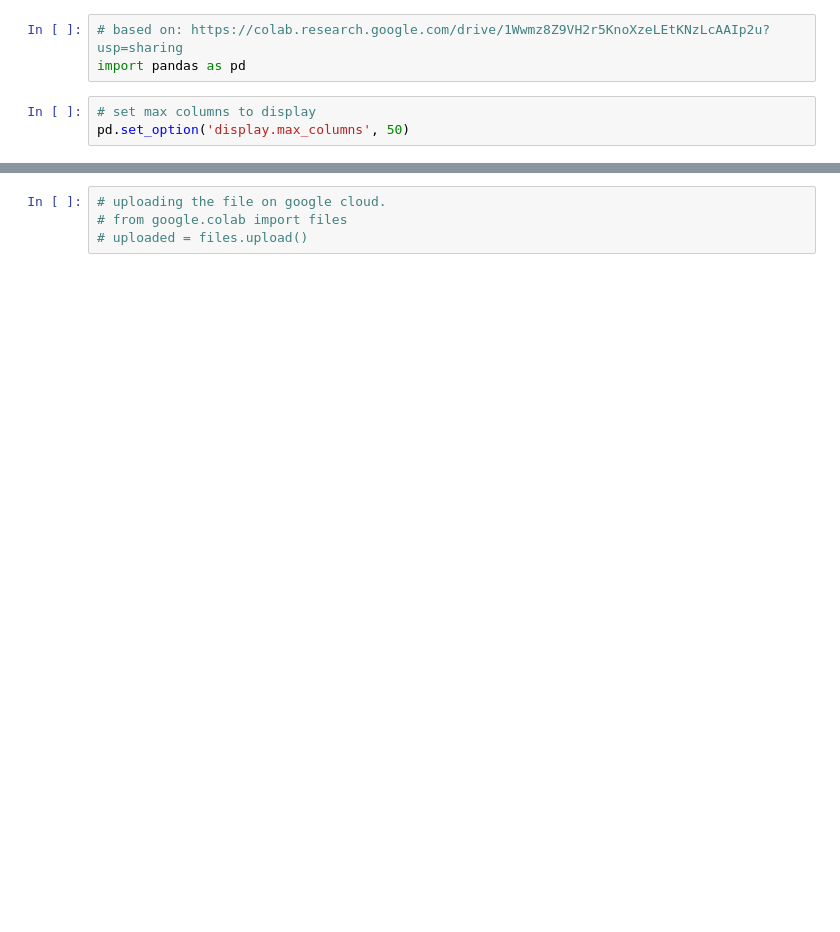
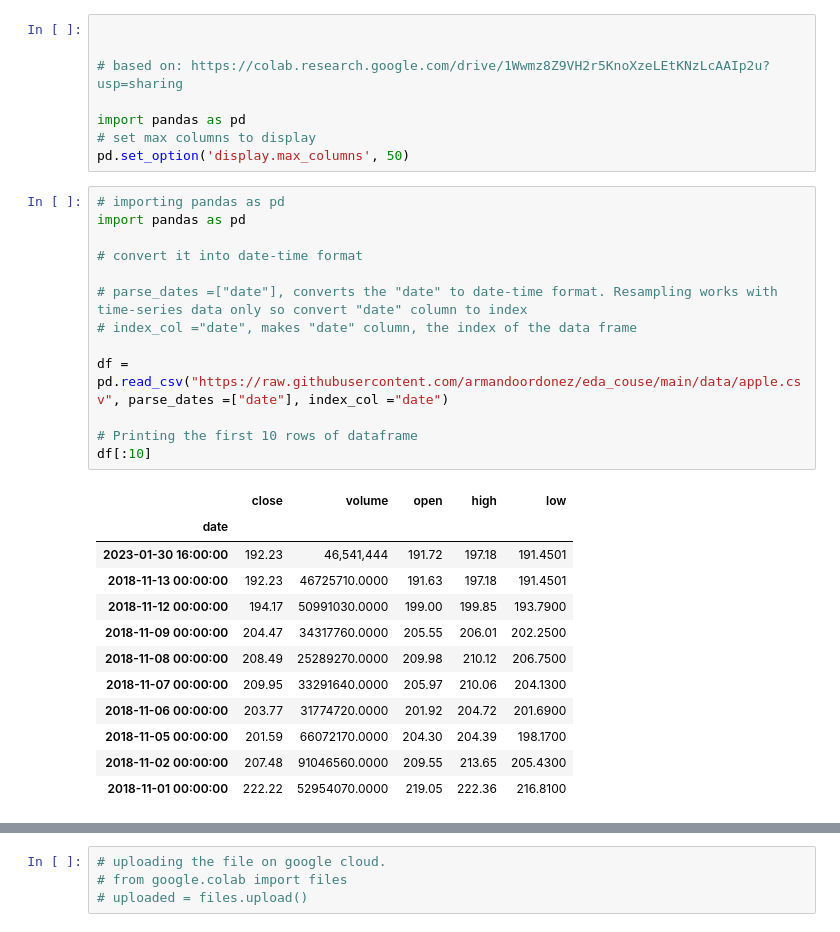
Before and after one commit to armandoordonez/eda_couse, a Jupyter notebook: pandas_time_series_analysis.ipynb, the cells around one changed output, grey strips where cells are left out. Drawn from its saved outputs; the diff is of its cells as text; blank space fills up the shorter version.

```diff
--- a/pandas_time_series_analysis.ipynb
+++ b/pandas_time_series_analysis.ipynb
@@ -1,8 +1,36 @@
 # %% [markdown]
 <a href="https://colab.research.google.com/github/armandoordonez/eda_couse/blob/main/pandas_time_series_analysis.ipynb" target="_parent"><img src="https://colab.research.google.com/assets/colab-badge.svg" alt="Open In Colab"/></a>
 # %%
+
+
 # based on: https://colab.research.google.com/drive/1Wwmz8Z9VH2r5KnoXzeLEtKNzLcAAIp2u?usp=sharing
+
 import pandas as pd
+# set max columns to display
+pd.set_option('display.max_columns', 50)
-# %%
-# set max columns to display
-pd.set_option('display.max_columns', 50)
+# %%
+# importing pandas as pd
+import pandas as pd
+
+# convert it into date-time format
+
+# parse_dates =["date"], converts the "date" to date-time format. Resampling works with time-series data only so convert "date" column to index
+# index_col ="date", makes "date" column, the index of the data frame
+
+df = pd.read_csv("https://raw.githubusercontent.com/armandoordonez/eda_couse/main/data/apple.csv", parse_dates =["date"], index_col ="date")
+
+# Printing the first 10 rows of dataframe
+df[:10]
+# %% [output]
+|  | close | volume | open | high | low |
+| date |  |  |  |  |  |
+| 2023-01-30 16:00:00 | 192.23 | 46,541,444 | 191.72 | 197.18 | 191.4501 |
+| 2018-11-13 00:00:00 | 192.23 | 46725710.0000 | 191.63 | 197.18 | 191.4501 |
+| 2018-11-12 00:00:00 | 194.17 | 50991030.0000 | 199.00 | 199.85 | 193.7900 |
+| 2018-11-09 00:00:00 | 204.47 | 34317760.0000 | 205.55 | 206.01 | 202.2500 |
+| 2018-11-08 00:00:00 | 208.49 | 25289270.0000 | 209.98 | 210.12 | 206.7500 |
+| 2018-11-07 00:00:00 | 209.95 | 33291640.0000 | 205.97 | 210.06 | 204.1300 |
+| 2018-11-06 00:00:00 | 203.77 | 31774720.0000 | 201.92 | 204.72 | 201.6900 |
+| 2018-11-05 00:00:00 | 201.59 | 66072170.0000 | 204.30 | 204.39 | 198.1700 |
+| 2018-11-02 00:00:00 | 207.48 | 91046560.0000 | 209.55 | 213.65 | 205.4300 |
+| 2018-11-01 00:00:00 | 222.22 | 52954070.0000 | 219.05 | 222.36 | 216.8100 |
```
Also changed, not shown: parts of 17 cells of this notebook.
